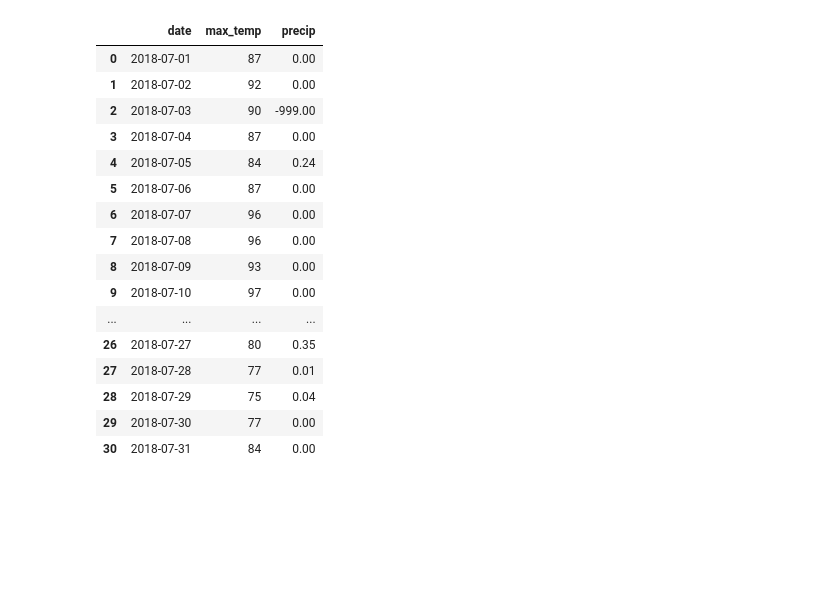
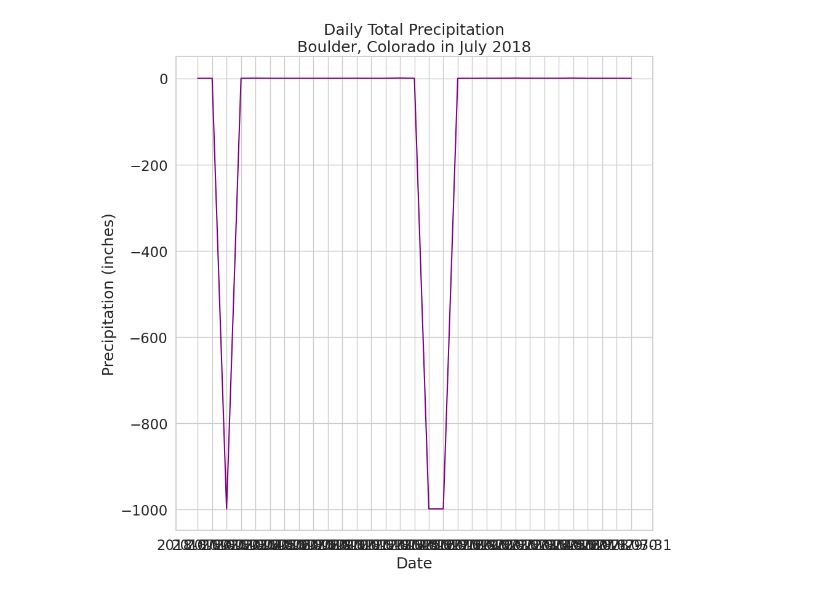
Before and after one commit to tristannew/earth_data_science_textbook, a Jupyter notebook: section_1/datetime.ipynb, the cells around one changed output. Cells and saved outputs as stored; diff of their text form; code cells hidden in the pictures; blank space fills up the shorter version.

```diff
--- a/section_1/datetime.ipynb
+++ b/section_1/datetime.ipynb
@@ -5,6 +5,8 @@ import matplotlib.pyplot as plt
 import seaborn as sns
 import pandas as pd
 import earthpy as et
+import matplotlib.dates as mdates
+from matplotlib.dates import DateFormatter
 
 # Handle date time conversions between pandas and matplotlib
 from pandas.plotting import register_matplotlib_converters
@@ -12,17 +14,20 @@ register_matplotlib_converters()
 
 # Use white grid plot background from seaborn
 sns.set(font_scale=1.5, style="whitegrid")
+
+# Change global plot size
+plt.rcParams['figure.figsize'] = [5, 5]
 # %%
 # Download csv of temp (F) and precip (inches) in July 2018 for Boulder, CO
 file_url = "https://ndownloader.figshare.com/files/12948515"
-et.data.get_data(url=file_url)
+# et.data.get_data(url=file_url)
 
-# Set working directory
-os.chdir(os.path.join(et.io.HOME, 'earth-analytics'))
+# # Set working directory
+# os.chdir(os.path.join(et.io.HOME, 'personal_code', 'earth_data_science_textbook', 'earth-analytics'))
 
-# Define relative path to file
-file_path = os.path.join("data", "earthpy-downloads",
-                         "july-2018-temperature-precip.csv")
+# # Define relative path to file
+# file_path = os.path.join("data", "earthpy-downloads",
+#                          "july-2018-temperature-precip.csv")
 
 # Import file into pandas dataframe
-boulder_july_2018 = pd.read_csv(file_path)
+boulder_july_2018 = pd.read_csv(file_url)
@@ -31,20 +34,17 @@ Downloading from https://ndownloader.figshare.com/files/12948515
-# %%
-boulder_july_2018
-# %% [output]
-|  | date | max_temp | precip |
-| 0 | 2018-07-01 | 87 | 0.00 |
-| 1 | 2018-07-02 | 92 | 0.00 |
-| 2 | 2018-07-03 | 90 | -999.00 |
-| 3 | 2018-07-04 | 87 | 0.00 |
-| 4 | 2018-07-05 | 84 | 0.24 |
-| 5 | 2018-07-06 | 87 | 0.00 |
-| 6 | 2018-07-07 | 96 | 0.00 |
-| 7 | 2018-07-08 | 96 | 0.00 |
-| 8 | 2018-07-09 | 93 | 0.00 |
-| 9 | 2018-07-10 | 97 | 0.00 |
-| ... | ... | ... | ... |
-| 26 | 2018-07-27 | 80 | 0.35 |
-| 27 | 2018-07-28 | 77 | 0.01 |
-| 28 | 2018-07-29 | 75 | 0.04 |
-| 29 | 2018-07-30 | 77 | 0.00 |
-| 30 | 2018-07-31 | 84 | 0.00 |
+# %%
+# Create figure and plot space
+fig, ax = plt.subplots(figsize=(10, 10))
+
+# Add x-axis and y-axis
+ax.plot(boulder_july_2018['date'],
+        boulder_july_2018['precip'],
+        color='purple')
+
+# Set title and labels for axes
+ax.set(xlabel="Date",
+       ylabel="Precipitation (inches)",
+       title="Daily Total Precipitation\nBoulder, Colorado in July 2018")
+
+plt.show()
+# %% [output]
+[figure, added]
```
Also changed, not shown: parts of 8 cells of this notebook, 3 other files.
